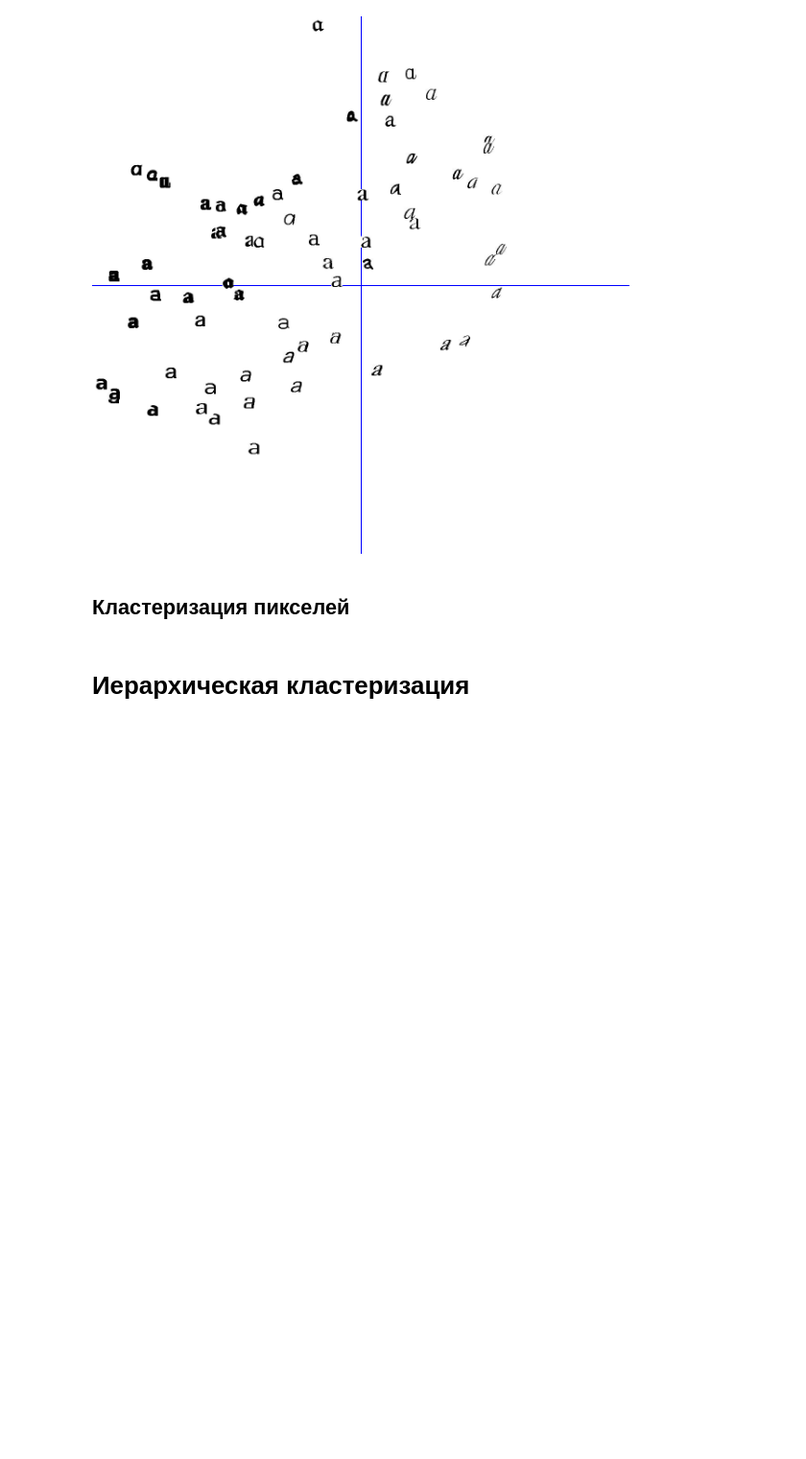
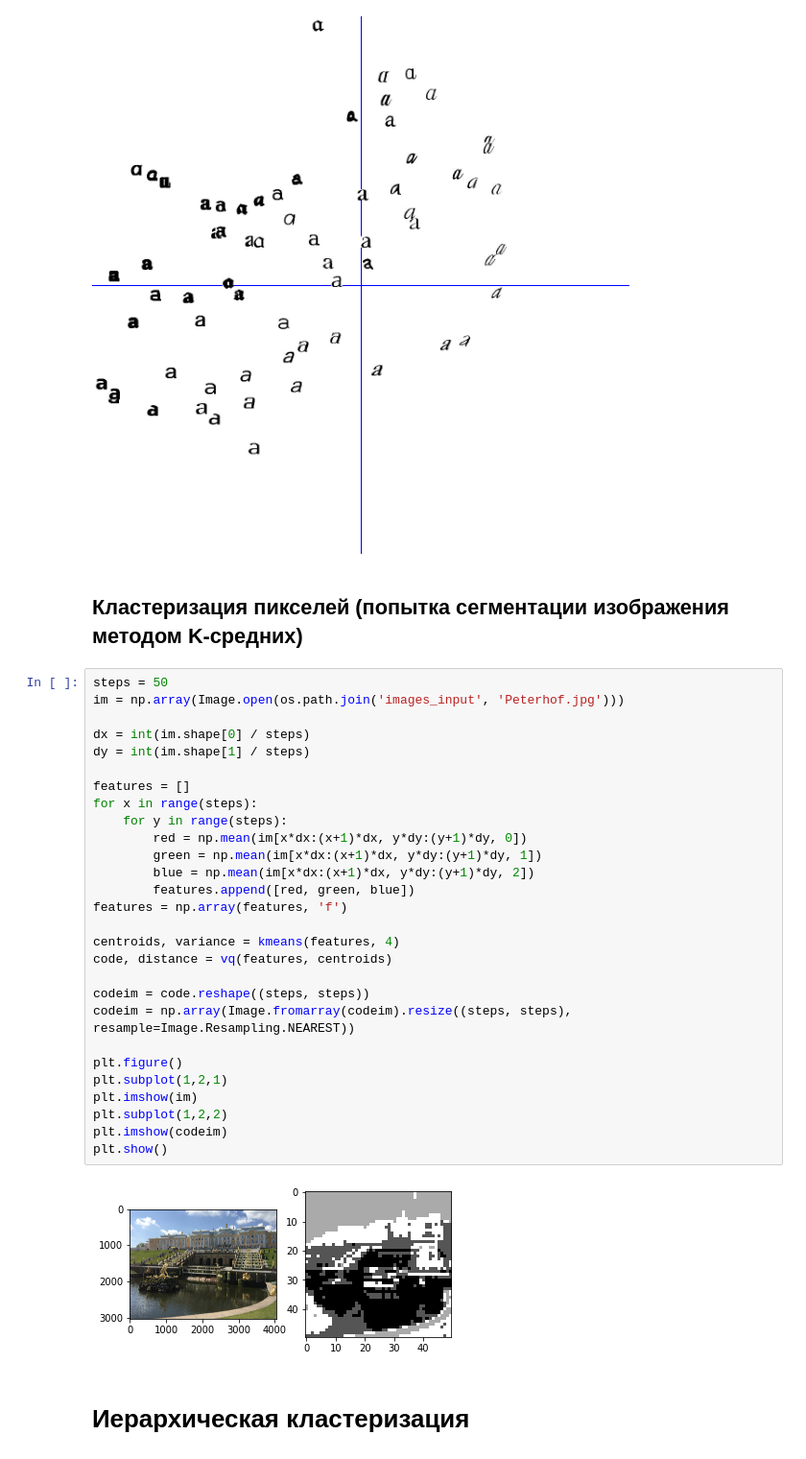
Before and after one commit to mualal/computer-vision-with-python, a Jupyter notebook: 6_clustering_images.ipynb, the cells around one changed output. Shown: that part at 96% size. Drawn from its saved outputs; the diff is of its cells as text; blank space fills up the shorter version.

```diff
--- a/6_clustering_images.ipynb
+++ b/6_clustering_images.ipynb
@@ -129,6 +130,36 @@ img
 # %% [output]
 [figure]
 # %% [markdown]
-## Кластеризация пикселей
+## Кластеризация пикселей (попытка сегментации изображения методом K-средних)
+# %%
+steps = 50
+im = np.array(Image.open(os.path.join('images_input', 'Peterhof.jpg')))
+
+dx = int(im.shape[0] / steps)
+dy = int(im.shape[1] / steps)
+
+features = []
+for x in range(steps):
+    for y in range(steps):
+        red = np.mean(im[x*dx:(x+1)*dx, y*dy:(y+1)*dy, 0])
+        green = np.mean(im[x*dx:(x+1)*dx, y*dy:(y+1)*dy, 1])
+        blue = np.mean(im[x*dx:(x+1)*dx, y*dy:(y+1)*dy, 2])
+        features.append([red, green, blue])
+features = np.array(features, 'f')
+
+centroids, variance = kmeans(features, 4)
+code, distance = vq(features, centroids)
+
+codeim = code.reshape((steps, steps))
+codeim = np.array(Image.fromarray(codeim).resize((steps, steps), resample=Image.Resampling.NEAREST))
+
+plt.figure()
+plt.subplot(1,2,1)
+plt.imshow(im)
+plt.subplot(1,2,2)
+plt.imshow(codeim)
+plt.show()
+# %% [output]
+[figure, added]
 # %% [markdown]
 # Иерархическая кластеризация
```
Also changed, not shown: parts of 6 cells of this notebook, 3 other files.
